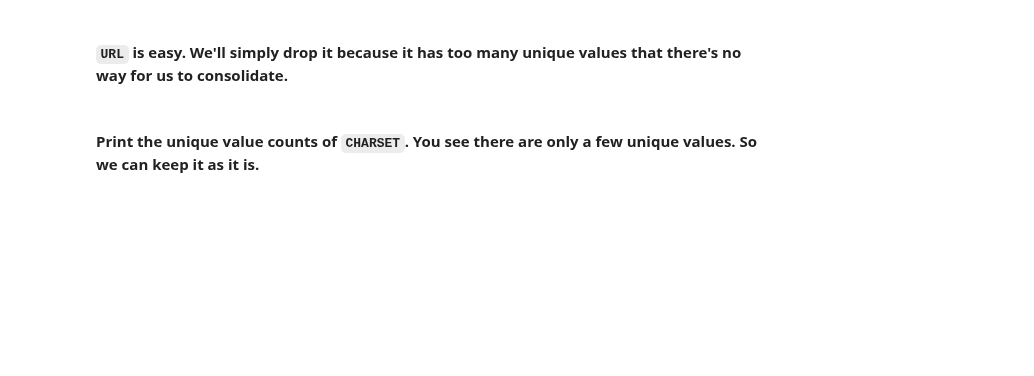
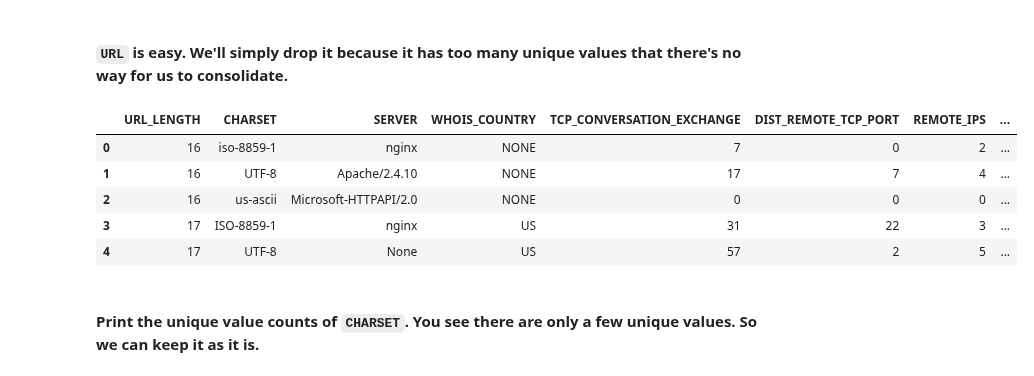
Before and after one commit to Ironhack-Data-Madrid-Octubre-2023/7.1-lab_supervised_learning, a Jupyter notebook: your-code/main.ipynb, the cells around one changed output. Saved outputs shown, nothing was run; the diff lists cells and outputs as text; code cells hidden in the pictures; blank space fills up the shorter version.

```diff
--- a/your-code/main.ipynb
+++ b/your-code/main.ipynb
@@ -334,3 +453,18 @@ Now print the `dtypes` of the data again. Besides `WHOIS_COUNTRY` which we alrea
+# %%
+# Your code here
+
+# eliminamos la columna URL
+
+websites_final.drop('URL', inplace=True, axis=1)
+
+websites_final.head()
+# %% [output]
+|  | URL_LENGTH | CHARSET | SERVER | WHOIS_COUNTRY | TCP_CONVERSATION_EXCHANGE | DIST_REMOTE_TCP_PORT | REMOTE_IPS | ... |
+| 0 | 16 | iso-8859-1 | nginx | NONE | 7 | 0 | 2 | ... |
+| 1 | 16 | UTF-8 | Apache/2.4.10 | NONE | 17 | 7 | 4 | ... |
+| 2 | 16 | us-ascii | Microsoft-HTTPAPI/2.0 | NONE | 0 | 0 | 0 | ... |
+| 3 | 17 | ISO-8859-1 | nginx | US | 31 | 22 | 3 | ... |
+| 4 | 17 | UTF-8 | None | US | 57 | 2 | 5 | ... |
 # %% [markdown]
 #### Print the unique value counts of `CHARSET`. You see there are only a few unique values. So we can keep it as it is.
 # %%
```
Also changed, not shown: parts of 32 cells of this notebook.
